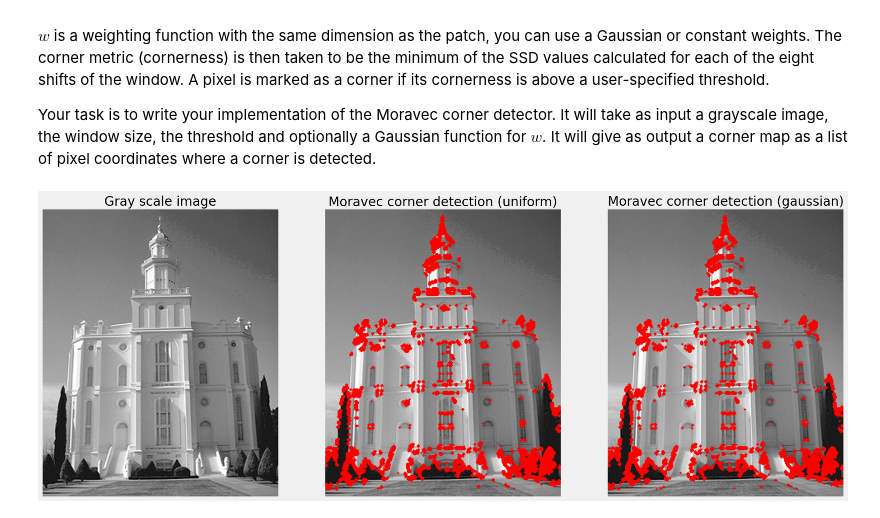
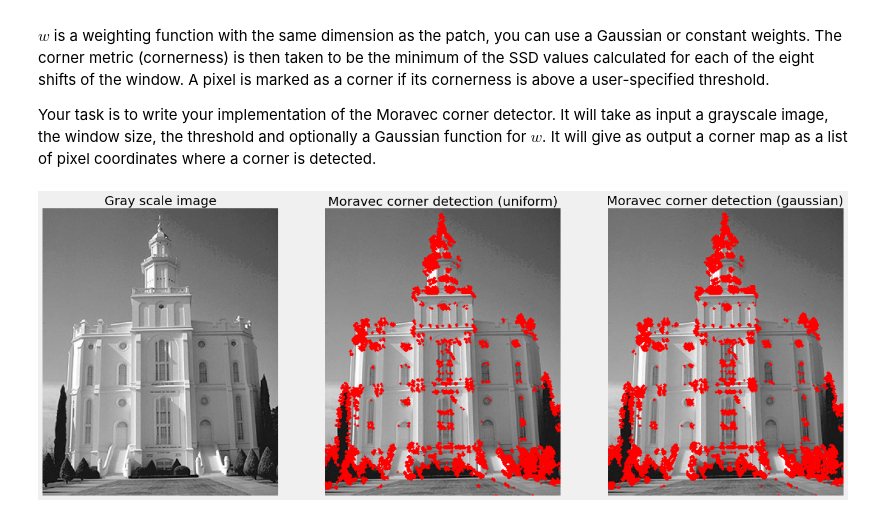
Before and after one commit to wangzican/Image_Processing, a Jupyter notebook: labs/week_8.ipynb, the cells around one changed output. Cells and saved outputs as stored; diff of their text form; code cells hidden in the pictures.

```diff
--- a/labs/week_8.ipynb
+++ b/labs/week_8.ipynb
@@ -75,47 +75,74 @@ def moravec(image, window_size=3, threshold=100., weights=None):
     image: grayscale image: [H, W]
     """
     assert window_size % 2 == 1, "window size should be an odd number"
-    def get_patch(x, y, u, v):
+    def get_patch(img, x, y, u, v, wind_size):
+        '''
+        x first dimension, y second
+        '''
         new_x = x+u
         new_y = y+v
-        wind_ext = window_size//2
-        return [(new_x-wind_ext, new_y-wind_ext), (new_x, new_y-wind_ext), (new_x+wind_ext, new_y-wind_ext),
-                (new_x-wind_ext, new_y), (new_x, new_y), (new_x+wind_ext, new_y),
-                (new_x-wind_ext, new_y+wind_ext), (new_x, new_y+wind_ext), (new_x+wind_ext, new_y+wind_ext)]
-    if weights == None:
+        wind_ext = wind_size//2
+        return img[new_x-wind_ext:new_x+wind_ext+1, new_y-wind_ext:new_y+wind_ext+1]
+
+    output = []
+    if weights is None:
         weights = get_mean_filter_kernel(window_size, window_size)
-    for i in range():
-        for j in range():
+    else:
+        window_size = weights.shape[0]
+    h, w = image.shape
+    # account for 1. kernel size and 2. 8 neightbors (+1)
+    img = np.pad(image, window_size//2+1, 'edge')
+    for i in range(h):
+        for j in range(w):
+            #shift is the shift after added the padding
+            shift = window_size//2+1
+            uv = [(-1, -1), (-1, 0), (-1, 1),
+                  (0, -1), (0, 1),
+                  (1, -1), (1, 0), (1, 1)]
+            centre_patch = get_patch(img, i+shift, j+shift, 0, 0, window_size)
+            ssd_list = []
+            for (u, v) in uv:
+                neigh_patch = get_patch(img, i+shift, j+shift, u, v, window_size)
+                ssd = np.sum((neigh_patch - centre_patch)**2 * weights)
+                ssd_list.append(ssd)
+            cornerness = np.min(ssd_list)
+            cornerness_idx = np.argmin(ssd_list)
+            if cornerness >= threshold:
+                x = i+uv[cornerness_idx][0]
+                y = j+uv[cornerness_idx][0]
+                output.append([y, x])
+
+    return output
 # %%
 img = cv2.imread('../images/building.png')
 gray_img = cv2.cvtColor(img, cv2.COLOR_BGR2GRAY).astype(np.float32)
 
 moravec_corners = moravec(gray_img, threshold=200.)
 img_with_corner = draw_corners(img, moravec_corners)
 
-moravec_corners2 = moravec(gray_img, threshold=200., weights=make_gaussian_kernel(3, 3, 1.0))
+moravec_corners2 = moravec(gray_img, threshold=200., weights=get_gaussian_kernel(3, 3, 1.0))
 img_with_corner2 = draw_corners(img, moravec_corners2)
 
 # Show Original and detected corners on image
 fig, axis = plt.subplots(1, 3, figsize=(20, 8), sharey=False)
 axis[0].imshow(gray_img, 'gray')
 axis[0].grid(False)
 axis[0].set_title('Gray scale image')
 axis[0].set_axis_off()
 
 axis[1].imshow(img_with_corner, 'gray')
 axis[1].grid(False)
 axis[1].set_title('Moravec corner detection (uniform)')
 axis[1].set_axis_off()
 
 axis[2].imshow(img_with_corner2, 'gray')
 axis[2].grid(False)
 axis[2].set_title('Moravec corner detection (gaussian)')
 axis[2].set_axis_off()
 
 plt.show()
 # %% [output]
-[figure, old version]
+[figure, new version]
 # %% [markdown]
 ## Task 2: Harris corner detector
 
```
Also changed, not shown: parts of 3 cells of this notebook, 38 other files.
